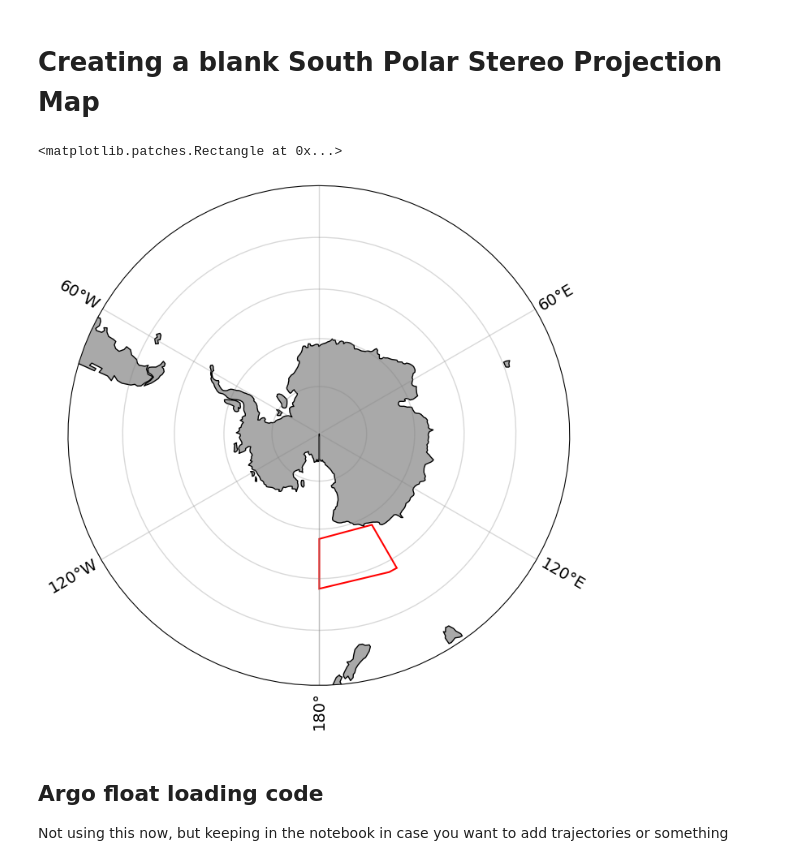
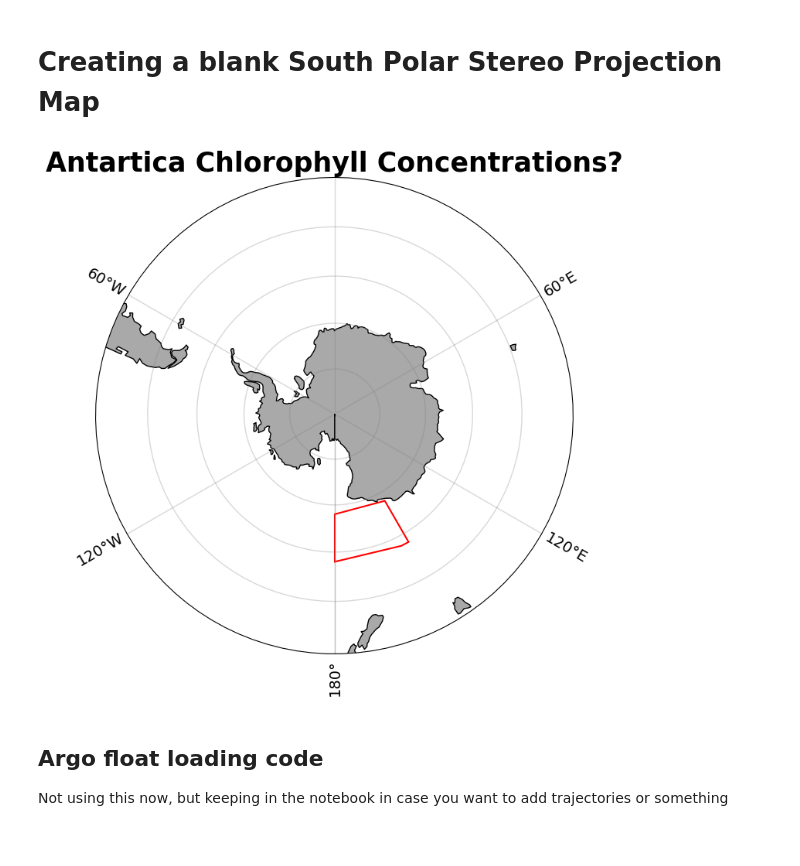
Before and after one commit to Lilah-Asalie/IBIS_Project, a Jupyter notebook: Antarctic_maps.ipynb, the cells around one changed output. Saved outputs shown, nothing was run; the diff lists cells and outputs as text; code cells hidden in the pictures.

```diff
--- a/Antarctic_maps.ipynb
+++ b/Antarctic_maps.ipynb
@@ -22,7 +22,7 @@ import gsw
 # %%
 axis_size = 16
 tick_size = 14
-title_size = 18
+title_size = 25
 
 fig = plt.figure(figsize=(8,8))
 crs0 = ccrs.PlateCarree()
@@ -37,36 +37,37 @@ ax.set_extent([-180, 180, -90, -40], crs=ccrs.PlateCarree())
 # plot = plot_data.plot(cmap=cmap, transform=crs0,
 #                       x='lon', y='lat', vmin=vmin, vmax=vmax, add_colorbar=False)
 
 coast_50m = cfeature.NaturalEarthFeature('physical', 'land', '110m', edgecolor='k', facecolor='darkgray')
 ax.add_feature(coast_50m)
 ax.set_boundary(map_circle, transform=ax.transAxes)
 
 # cbar = fig.colorbar(plot, fraction=0.012, pad=0.01)
 # cbar.ax.tick_params(labelsize=tick_size)
 # cbar.set_label(colorbar_label, size=axis_size)
 
 gl = ax.gridlines(crs=crs0, draw_labels=True, x_inline=False, y_inline=False,
                   linewidth=1, color='grey', alpha=0.3, linestyle='-')
 gl.xlabel_style = {'size': tick_size, 'color': 'k'}
 gl.ylabel_style = {'size': tick_size, 'color': 'k'}
 gl.top_labels = False
 
 #study region box
 lon_lim=[150,180]
 lat_lim=[-68,-58]
 rect = mpatches.Rectangle(
     (lon_lim[0], lat_lim[0]),
     lon_lim[1] - lon_lim[0],
     lat_lim[1] - lat_lim[0],
     transform=ccrs.PlateCarree(),
     facecolor='none', edgecolor='red', linewidth=1.5, linestyle='-'
 )
 ax.add_patch(rect)
 
-ax.set_title(title, size=title_size, weight='bold')
+ax.set_title('Antartica Chlorophyll Concentrations?', size=title_size, weight='bold')
+
+fig.savefig(f'/Users/lilah/Documents/IBIS_Project/Figures/antartic_map_2014-15.png', bbox_inches='tight')
 # %% [output]
-<matplotlib.patches.Rectangle at 0x...>
-[figure, old version]
+[figure, new version]
 # %% [markdown]
 ## Argo float loading code
 
```
Also changed, not shown: 1 other file.
